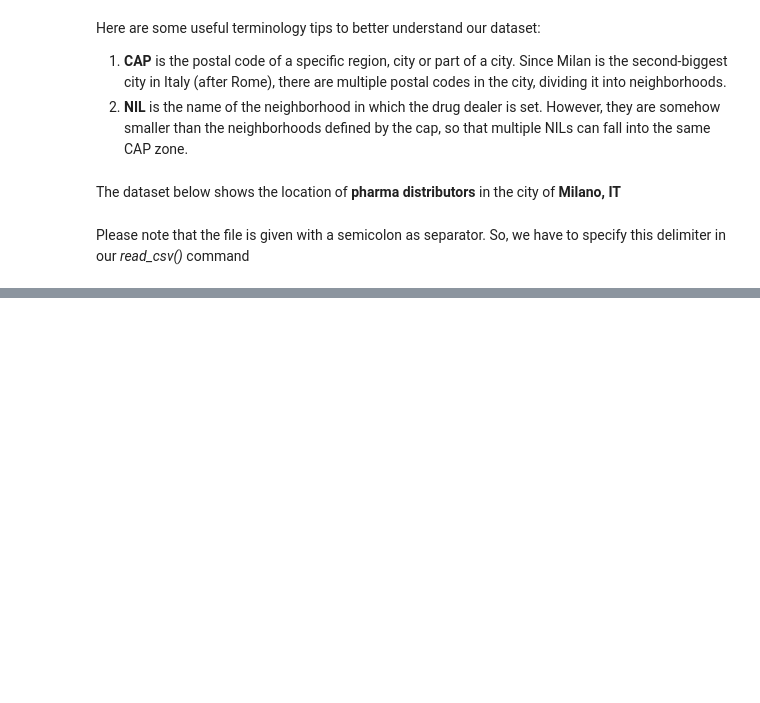
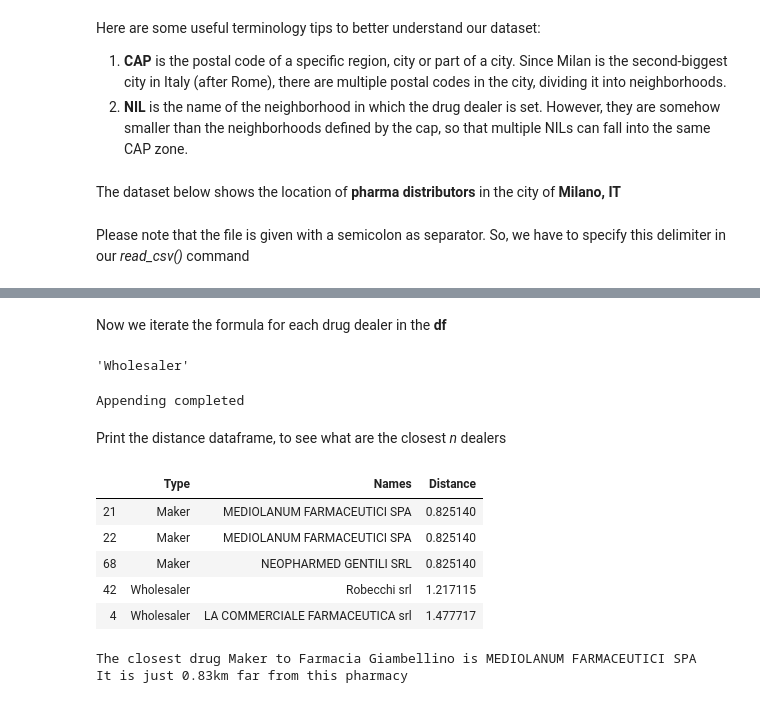
Before and after one commit to APremo/Coursera_Capstone, a Jupyter notebook: PharmaFeed.ipynb, the cells around one changed output, grey strips where cells are left out. Saved outputs shown, nothing was run; the diff lists cells and outputs as text; code cells hidden in the pictures; blank space fills up the shorter version.

```diff
--- a/PharmaFeed.ipynb
+++ b/PharmaFeed.ipynb
@@ -83,0 +88,8 @@ df.head()
+# %%
+address = 'Via Giambellino 64, Milano, IT'
+
+geolocator = Nominatim(user_agent="foursquare_agent")
+location = geolocator.geocode(address)
+latitude = location.latitude
+longitude = location.longitude
+print(latitude, longitude)
@@ -83,0 +102,67 @@ df.head()
+# %%
+#Formula to calculate the distance between two points on Earth, given their coordinates
+from math import radians, cos, sin, asin, sqrt
+def haversine(lon1, lat1, lon2, lat2):
+       """
+       Calculate the great circle distance between two points
+       on the earth (specified in decimal degrees)
+       """
+       # convert decimal degrees to radians
+       lon1, lat1, lon2, lat2 = map(radians, [lon1, lat1, lon2, lat2])
+       # haversine formula
+       dlon = lon2 - lon1
+       dlat = lat2 - lat1
+       a = sin(dlat/2)**2 + cos(lat1) * cos(lat2) * sin(dlon/2)**2
+       c = 2 * asin(sqrt(a))
+       # Radius of earth in kilometers is 6371
+       km = 6371* c
+       return km
+# %% [markdown]
+Now we iterate the formula for each drug dealer in the __df__
+# %%
+df['Description'][3]
+df['Description'][4]
+# %% [output]
+'Wholesaler'
+# %%
+lat2=latitude
+lon2=longitude
+types=[]
+names=[]
+results=[]
+for a in range(0,len(df['Latitude'])):
+    types.append(df['Description'][a])
+    names.append(df['Name'][a])
+    lat1=float(df['Latitude'][a])
+    lon1=float(df['Longitude'][a])
+    results.append(haversine(lon1,lat1,lon2,lat2))
+print('Appending completed')
+# %% [output]
+Appending completed
+# %%
+dict1={'Type':types,'Names':names,'Distance':results}
+distance_df=pd.DataFrame(dict1)
+# %% [markdown]
+Print the distance dataframe, to see what are the closest *n* dealers
+# %%
+distance_df.sort_values(by='Distance',ascending=True, inplace=True)
+distance_df.head()
+# %% [output]
+|  | Type | Names | Distance |
+| 21 | Maker | MEDIOLANUM FARMACEUTICI SPA | 0.825140 |
+| 22 | Maker | MEDIOLANUM FARMACEUTICI SPA | 0.825140 |
+| 68 | Maker | NEOPHARMED GENTILI SRL | 0.825140 |
+| 42 | Wholesaler | Robecchi srl | 1.217115 |
+| 4 | Wholesaler | LA COMMERCIALE FARMACEUTICA srl | 1.477717 |
+# %%
+min_dis=min(distance_df.Distance)
+closest=distance_df.loc[distance_df['Distance']==min_dis,['Names']]
+tipo=distance_df.loc[distance_df['Distance']==min_dis,['Type']]
+
+closest_list=list(closest.Names)
+type_list=list(tipo.Type)
+print('The closest drug {} to Farmacia Giambellino is {}'.format(type_list[0],closest_list[0]))
+print('It is just {}km far from this pharmacy'.format(round(min_dis,2)))
+# %% [output]
+The closest drug Maker to Farmacia Giambellino is MEDIOLANUM FARMACEUTICI SPA
+It is just 0.83km far from this pharmacy
```
Also changed, not shown: parts of 7 cells of this notebook.
